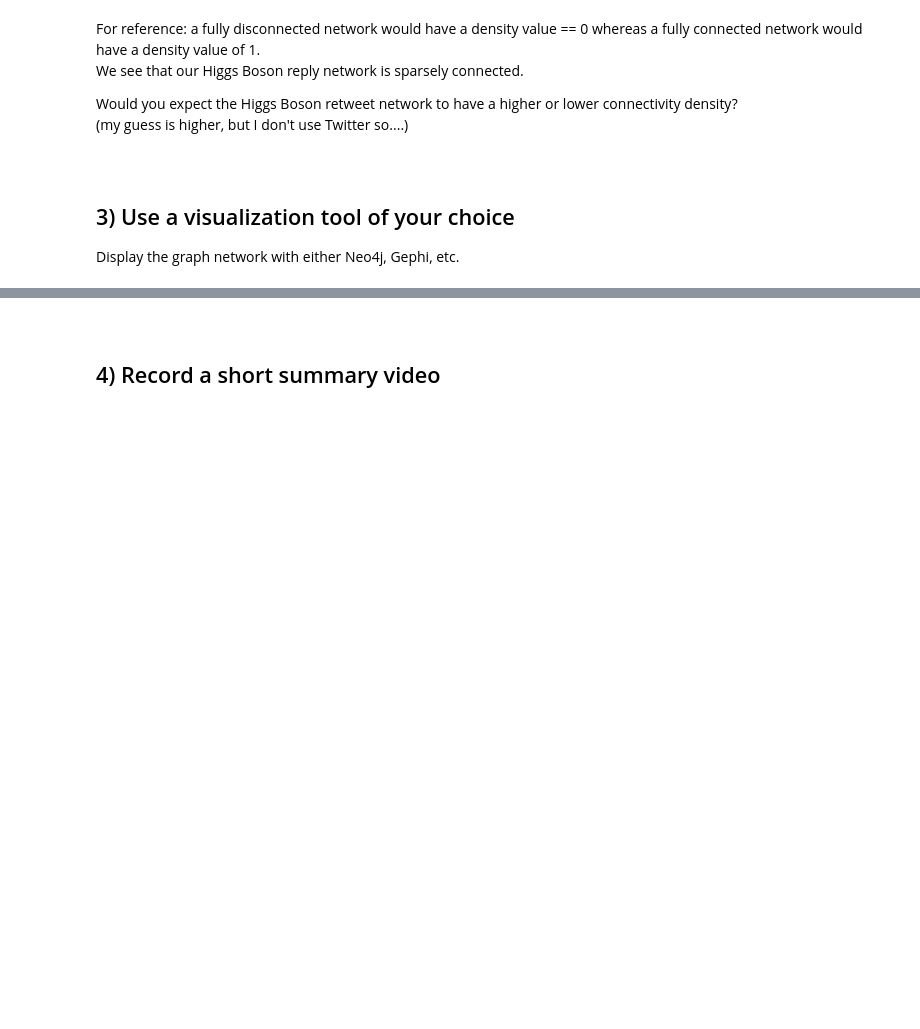
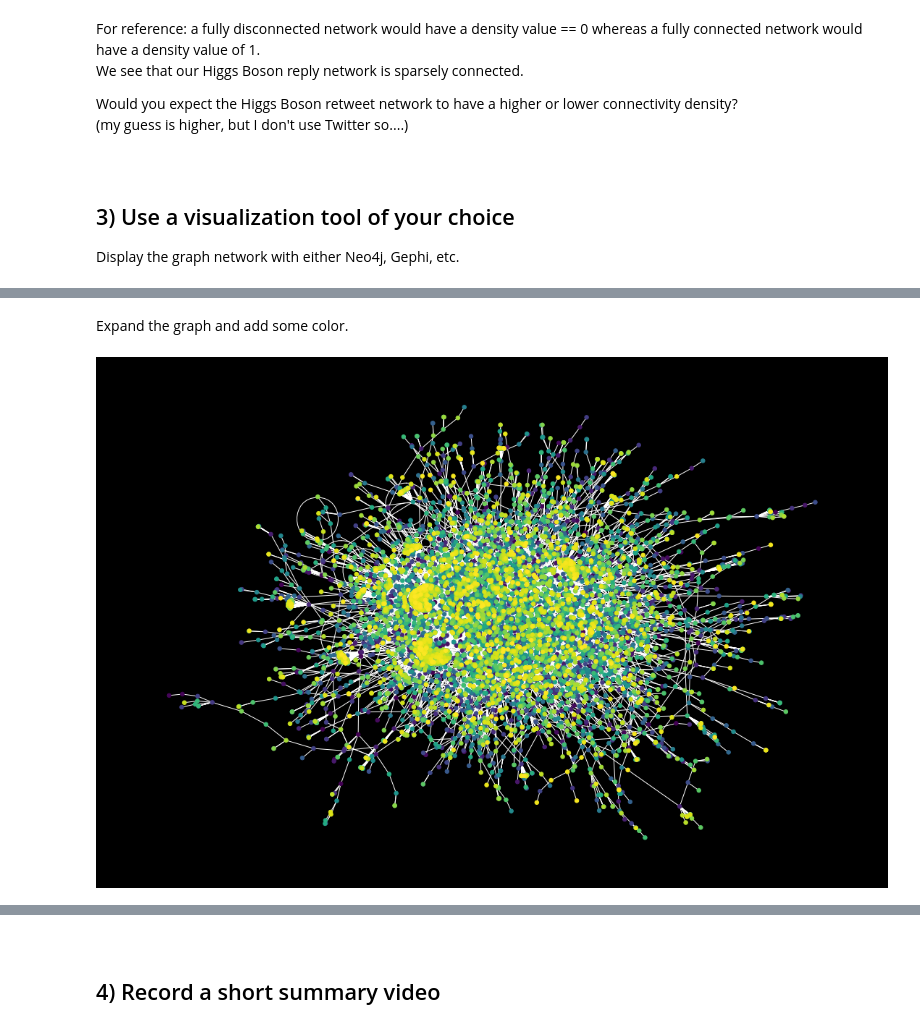
Before and after one commit to SmilodonCub/DATA620, a Jupyter notebook: Graph_Visualization.ipynb, the cells around one changed output, grey strips where cells are left out. Saved outputs shown, nothing was run; the diff lists cells and outputs as text; code cells hidden in the pictures; blank space fills up the shorter version.

```diff
--- a/Graph_Visualization.ipynb
+++ b/Graph_Visualization.ipynb
@@ -110,0 +117,14 @@ Display the graph network with either Neo4j, Gephi, etc.
+# %% [markdown]
+Expand the graph and add some color.
+# %%
+import numpy as np
+
+colors = np.linspace(0,1, len(g_sub.nodes))
+fig = plt.figure(figsize=(15,10))
+nx.draw(g_sub,
+        node_size=30,
+        node_color = colors,
+        edge_color="white")
+fig.set_facecolor('black')
+# %% [output]
+[figure, added]
```
Also changed, not shown: parts of 6 cells of this notebook.
